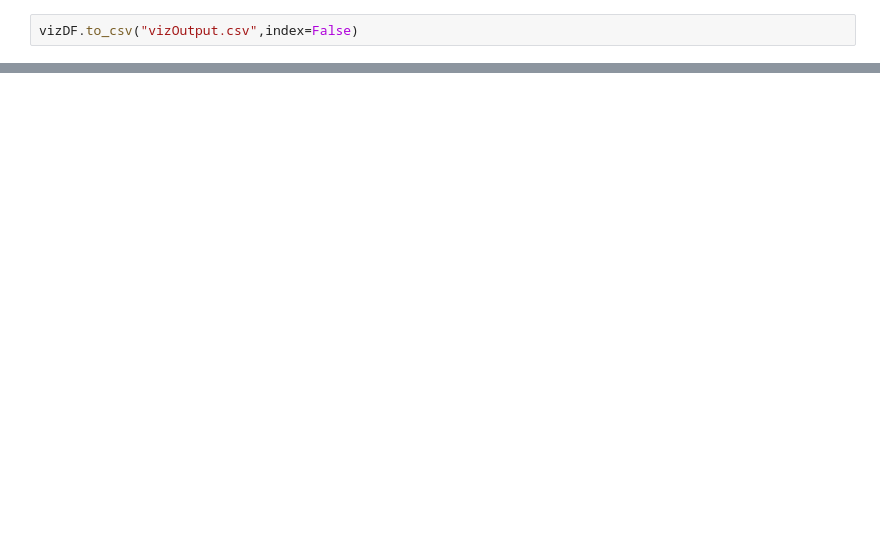
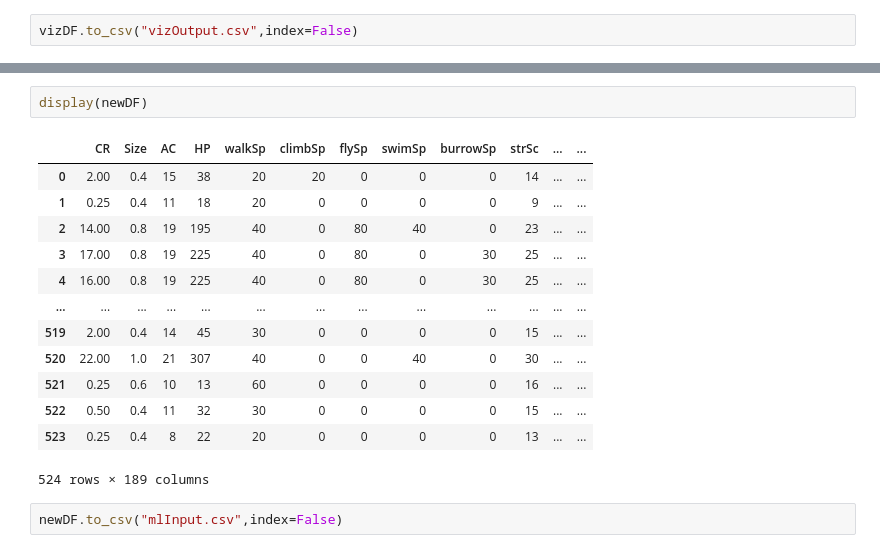
Before and after one commit to MackenzieCreamer/DSE-Project, a Jupyter notebook: dataScrubScrub.ipynb, the cells around one changed output, grey strips where cells are left out. Saved outputs shown, nothing was run; the diff lists cells and outputs as text; blank space fills up the shorter version.

Commit message:
Modify machine learning DF output to handle all input features

```diff
--- a/dataScrubScrub.ipynb
+++ b/dataScrubScrub.ipynb
@@ -816,0 +886,18 @@ vizDF.to_csv("vizOutput.csv",index=False)
+# %%
+display(newDF)
+# %% [output]
+|  | CR | Size | AC | HP | walkSp | climbSp | flySp | swimSp | burrowSp | strSc | ... | ... |
+| 0 | 2.00 | 0.4 | 15 | 38 | 20 | 20 | 0 | 0 | 0 | 14 | ... | ... |
+| 1 | 0.25 | 0.4 | 11 | 18 | 20 | 0 | 0 | 0 | 0 | 9 | ... | ... |
+| 2 | 14.00 | 0.8 | 19 | 195 | 40 | 0 | 80 | 40 | 0 | 23 | ... | ... |
+| 3 | 17.00 | 0.8 | 19 | 225 | 40 | 0 | 80 | 0 | 30 | 25 | ... | ... |
+| 4 | 16.00 | 0.8 | 19 | 225 | 40 | 0 | 80 | 0 | 30 | 25 | ... | ... |
+| ... | ... | ... | ... | ... | ... | ... | ... | ... | ... | ... | ... | ... |
+| 519 | 2.00 | 0.4 | 14 | 45 | 30 | 0 | 0 | 0 | 0 | 15 | ... | ... |
+| 520 | 22.00 | 1.0 | 21 | 307 | 40 | 0 | 0 | 40 | 0 | 30 | ... | ... |
+| 521 | 0.25 | 0.6 | 10 | 13 | 60 | 0 | 0 | 0 | 0 | 16 | ... | ... |
+| 522 | 0.50 | 0.4 | 11 | 32 | 30 | 0 | 0 | 0 | 0 | 15 | ... | ... |
+| 523 | 0.25 | 0.4 | 8 | 22 | 20 | 0 | 0 | 0 | 0 | 13 | ... | ... |
+524 rows × 189 columns
+# %%
+newDF.to_csv("mlInput.csv",index=False)
```
Also changed, not shown: parts of 4 cells of this notebook, 1 other file.
